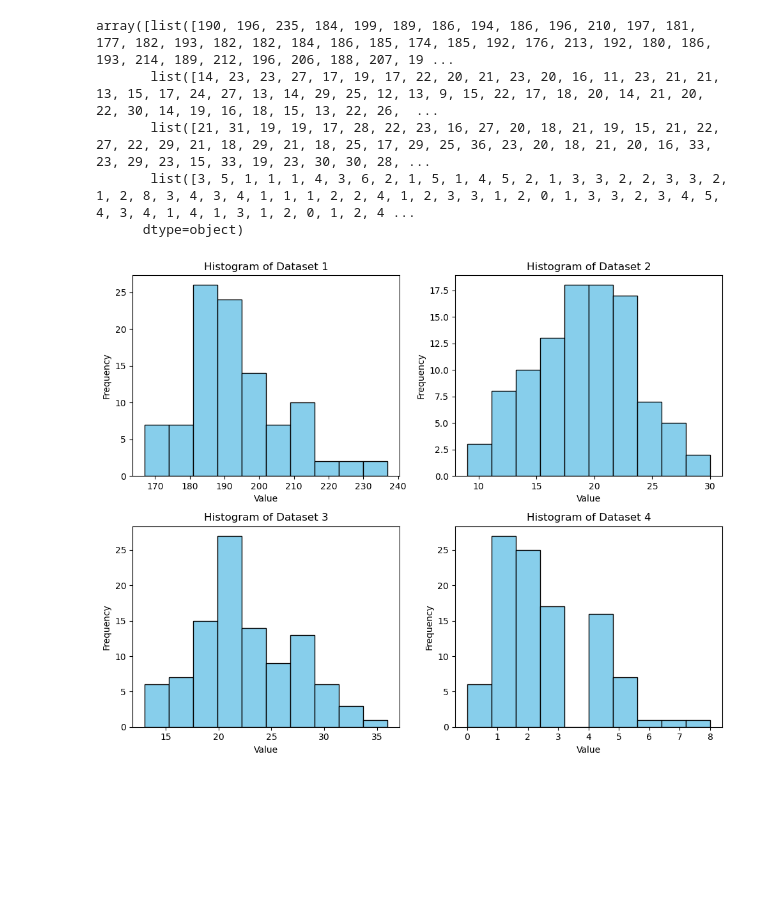
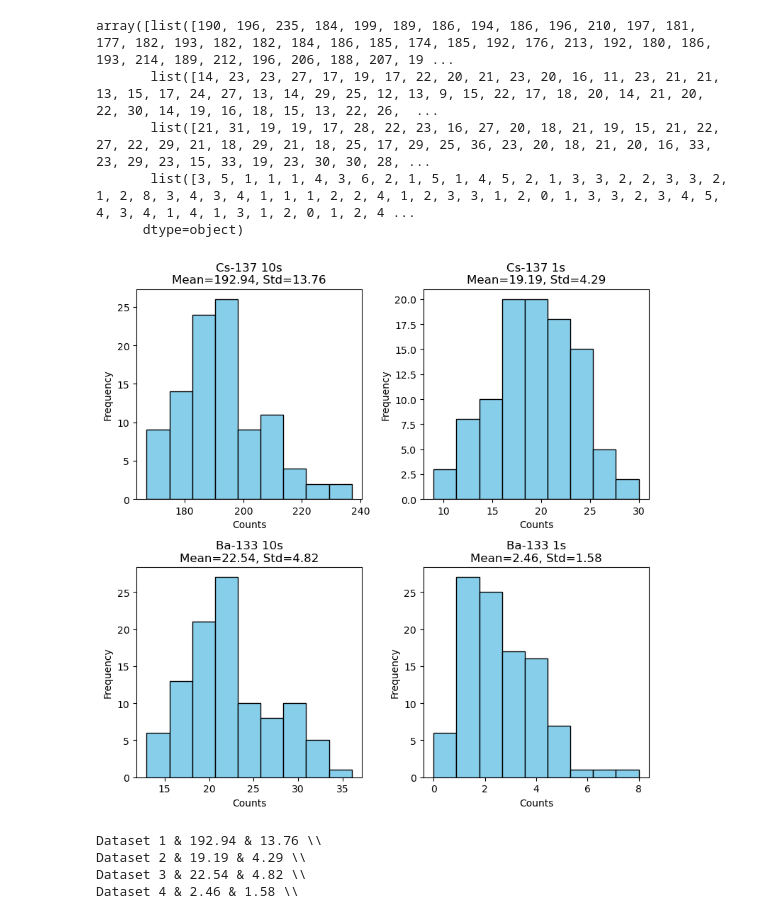
Before and after one commit to capta1Nemo/PHYS442-experiments, a Jupyter notebook: Poisson/dataset.ipynb, the cells around one changed output. Cells and saved outputs as stored; diff of their text form; code cells hidden in the pictures; blank space fills up the shorter version.

```diff
--- a/Poisson/dataset.ipynb
+++ b/Poisson/dataset.ipynb
@@ -25,22 +27,39 @@ array([list([190, 196, 235, 184, 199, 189, 186, 194, 186, 196, 210, 197, 181, 17
       dtype=object)
 # %%
 import matplotlib.pyplot as plt
+import numpy as np
 
-# Assume L[0], L[1], L[2], L[3] are your datasets
-fig, axs = plt.subplots(2, 2, figsize=(10, 8))  # 2x2 grid
+# Example: assume L is a list of 4 numpy arrays or lists
+# L = [np.array([...]), np.array([...]), ...]
 
+fig, axs = plt.subplots(2, 2, figsize=(8, 8))
+axs = axs.flatten()
+datase=["Cs-137 10s","Cs-137 1s","Ba-133 10s","Ba-133 1s"]
 for i in range(4):
-    row = i // 2
-    col = i % 2
-    axs[row, col].hist(L[i], bins=10, color='skyblue', edgecolor='black')
-    axs[row, col].set_title(f"Histogram of Dataset {i+1}")
-    axs[row, col].set_xlabel("Value")
-    axs[row, col].set_ylabel("Frequency")
+    data = np.array(L[i])
+    mean = np.mean(data)
+    std = np.std(data)
+
+    axs[i].hist(data, bins=9, color='skyblue', edgecolor='black')
+    axs[i].set_title(f"{datase[i]}\nMean={mean:.2f}, Std={std:.2f}")
+    axs[i].set_xlabel("Counts")
+    axs[i].set_ylabel("Frequency")
 
 plt.tight_layout()
 plt.show()
 # %% [output]
-[figure, old version]
+[figure, new version]
+# %%
+for i in range(4):
+    data = np.array(L[i])
+    mean = np.mean(data)
+    std = np.std(data)
+    print(f"Dataset {i+1} & {mean:.2f} & {std:.2f} \\\\")
+# %% [output]
+Dataset 1 & 192.94 & 13.76 \\
+Dataset 2 & 19.19 & 4.29 \\
+Dataset 3 & 22.54 & 4.82 \\
+Dataset 4 & 2.46 & 1.58 \\
 # %%
 # Create a DataFrame from your list of arrays
 df_out = pd.DataFrame({
```
Also changed, not shown: parts of 19 cells of this notebook, 17 other files.
